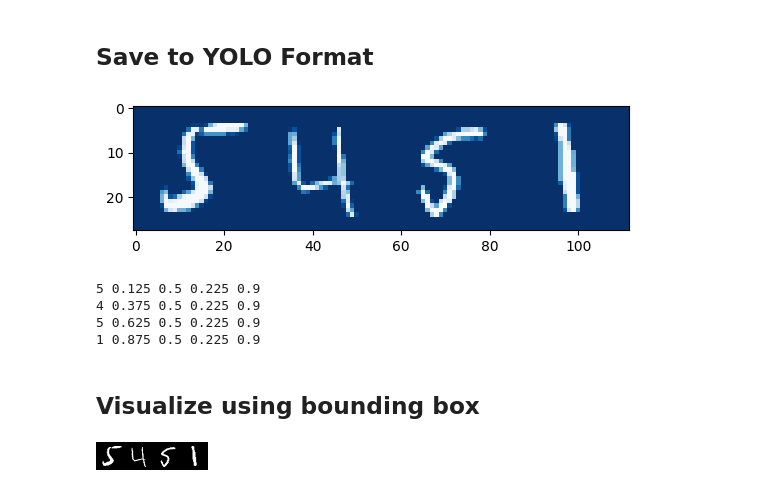
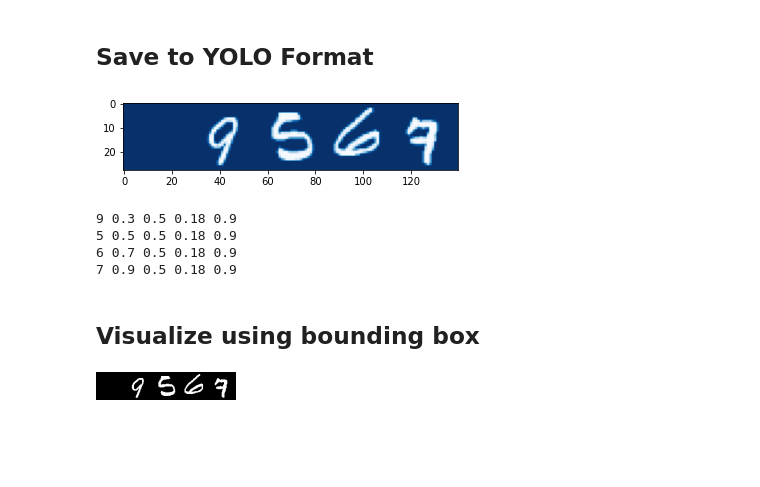
Before and after one commit to d-guo/e6998-5_final_project, a Jupyter notebook: create_dataset.ipynb, the cells around one changed output. Cells and saved outputs as stored; diff of their text form; code cells hidden in the pictures; blank space fills up the shorter version.

```diff
--- a/create_dataset.ipynb
+++ b/create_dataset.ipynb
@@ -136,19 +146,19 @@ for sample_num in range(num_samples):
 # shutil.rmtree(f'{YOLO_data_dir}/labels')
 # %%
 # show it worked
-image = Image.open(f'{YOLO_data_dir}/images/1.png')
+image = Image.open(f'{YOLO_data_dir}/images/705.png')
 plt.imshow(image)
 plt.show()
 
-with open(f'{YOLO_data_dir}/labels/1.txt', 'r') as f:
+with open(f'{YOLO_data_dir}/labels/705.txt', 'r') as f:
     ann_sample = f.read()
     print(ann_sample)
 # %% [output]
-[figure, old version]
+[figure, new version]
-5 0.125 0.5 0.225 0.9
-4 0.375 0.5 0.225 0.9
-5 0.625 0.5 0.225 0.9
-1 0.875 0.5 0.225 0.9
+9 0.3 0.5 0.18 0.9
+5 0.5 0.5 0.18 0.9
+6 0.7 0.5 0.18 0.9
+7 0.9 0.5 0.18 0.9
 # %% [markdown]
 ## Visualize using bounding box
 # %%
@@ -177,7 +186,7 @@ def convert_from_yolo_to_cv2(input_txt):
 # %%
 image
 # %% [output]
-[figure, old version]
+[figure, new version]
 # %%
 image2 = np.array(image)
 for i in convert_from_yolo_to_cv2(ann_sample):
```
Also changed, not shown: parts of 8 cells of this notebook.
